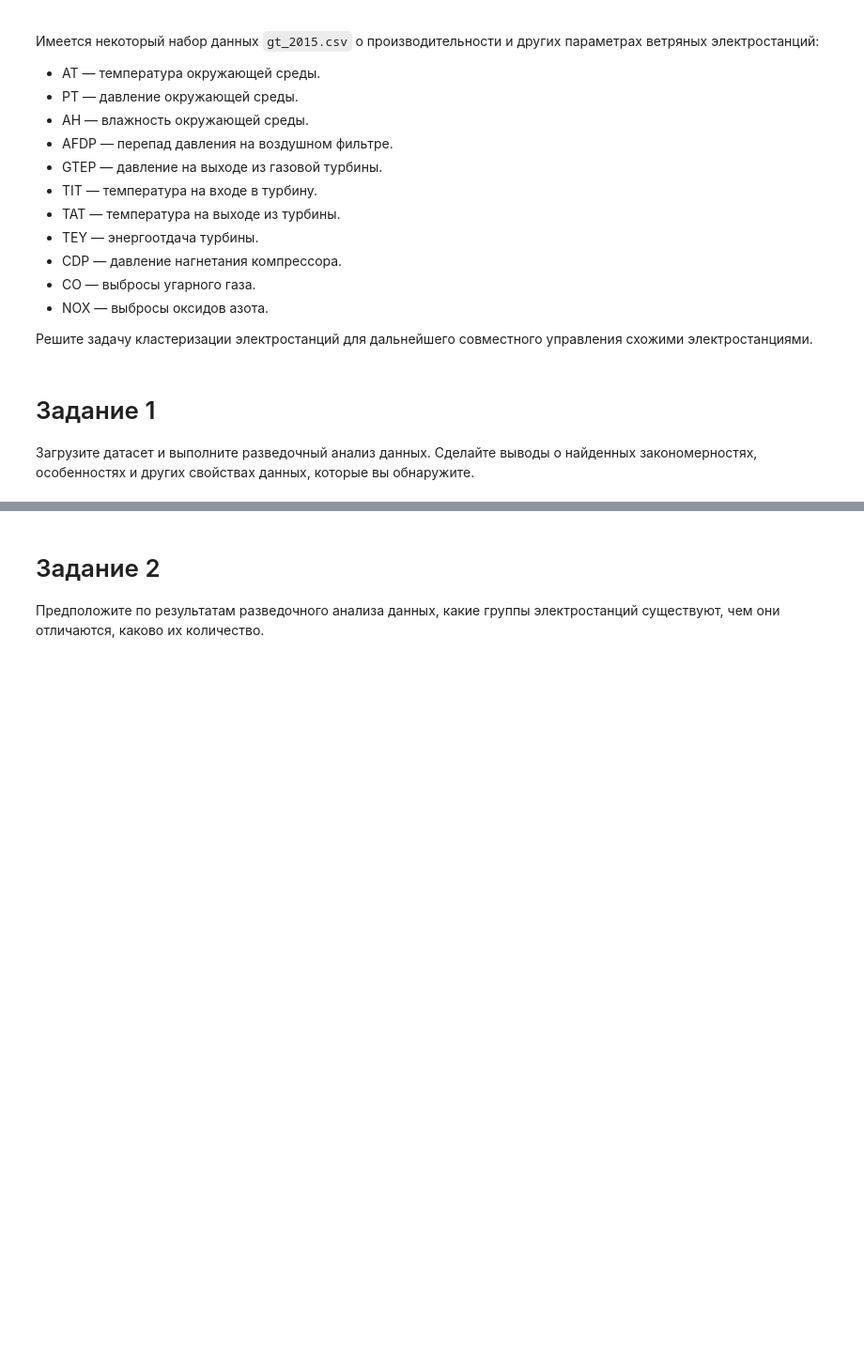
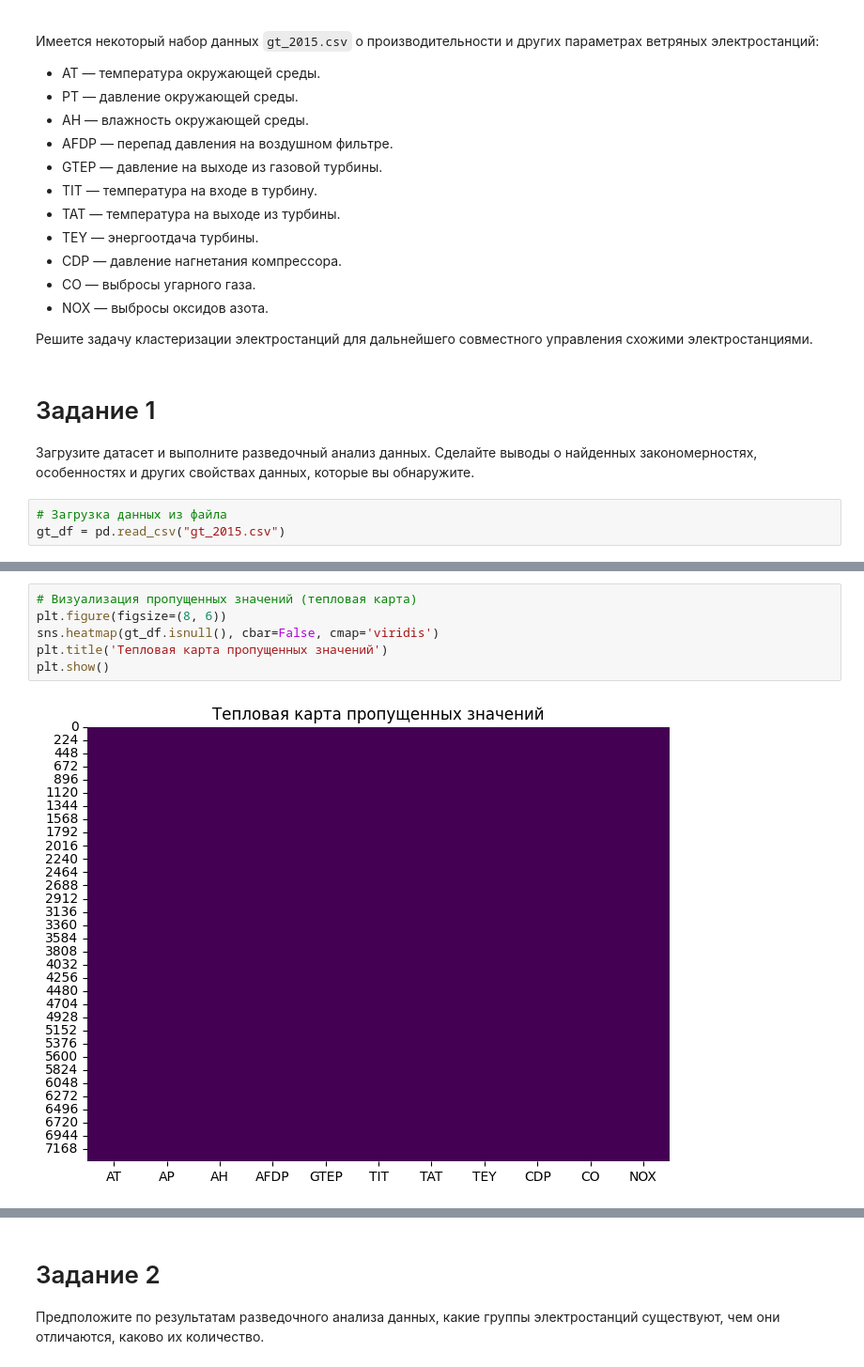
Before and after one commit to Ritorta/machine-learning, a Jupyter notebook: Work#7/Task#1.ipynb, the cells around one changed output, grey strips where cells are left out. Shown at 94% size. Cells and saved outputs as stored; diff of their text form; blank space fills up the shorter version.

```diff
--- a/Work#7/Task#1.ipynb
+++ b/Work#7/Task#1.ipynb
@@ -799,3 +799,6 @@ Variance Ratio Criterion 578.733
 # Задание 1
 
 Загрузите датасет и выполните разведочный анализ данных. Сделайте выводы о найденных закономерностях, особенностях и других свойствах данных, которые вы обнаружите.
+# %%
+# Загрузка данных из файла
+gt_df = pd.read_csv("gt_2015.csv")
@@ -801,0 +902,8 @@ Variance Ratio Criterion 578.733
+# %%
+# Визуализация пропущенных значений (тепловая карта)
+plt.figure(figsize=(8, 6))
+sns.heatmap(gt_df.isnull(), cbar=False, cmap='viridis')
+plt.title('Тепловая карта пропущенных значений')
+plt.show()
+# %% [output]
+[figure, added]
```
Also changed, not shown: parts of 14 cells of this notebook.
